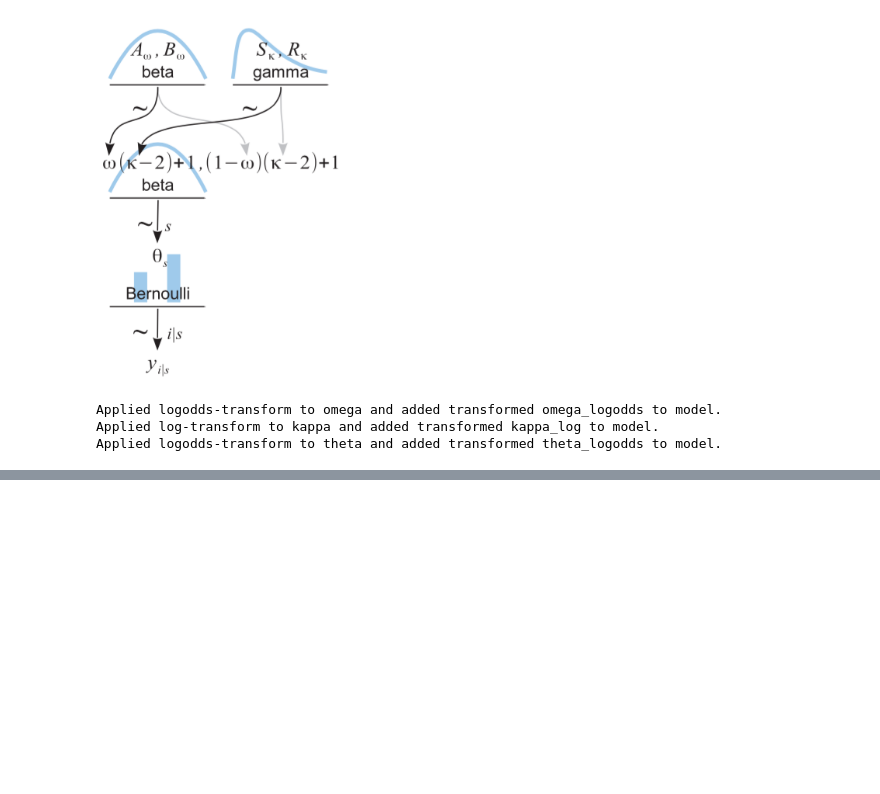
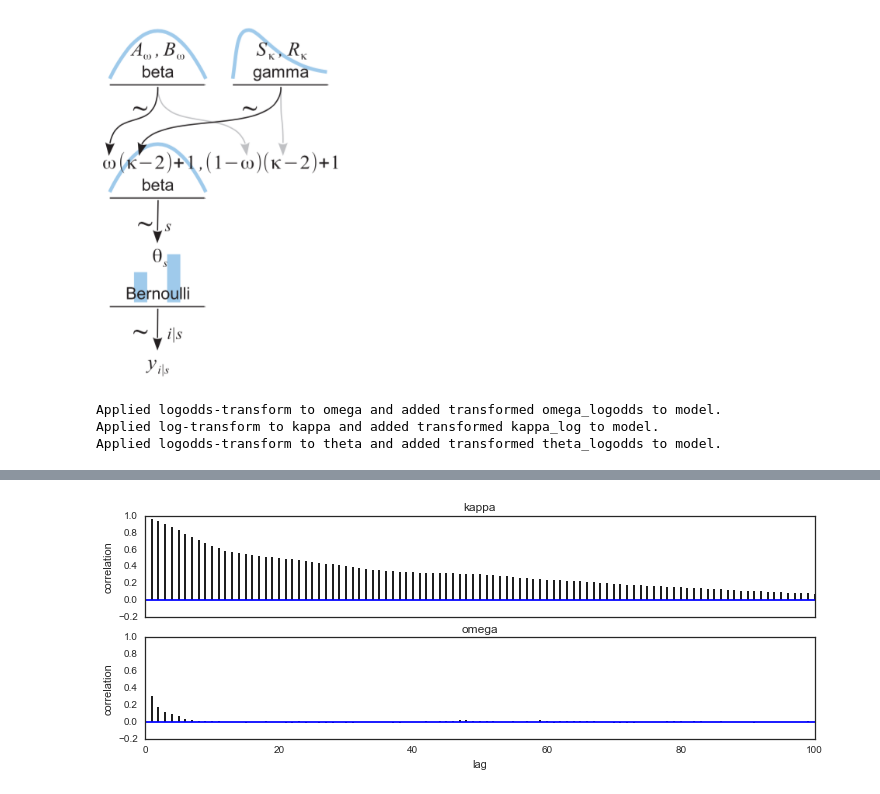
Before and after one commit to JWarmenhoven/DBDA-python, a Jupyter notebook: Notebooks/Chapter 9.ipynb, the cells around one changed output, grey strips where cells are left out. Saved outputs shown, nothing was run; the diff lists cells and outputs as text; code cells hidden in the pictures; blank space fills up the shorter version.

```diff
--- a/Notebooks/Chapter 9.ipynb
+++ b/Notebooks/Chapter 9.ipynb
@@ -75,0 +99,4 @@ pmc.traceplot(trace[::10]);
+# %%
+pmc.autocorrplot(trace, varnames=['kappa', 'omega']);
+# %% [output]
+[figure, added]
```
Also changed, not shown: parts of 11 cells of this notebook, 1 other file.
